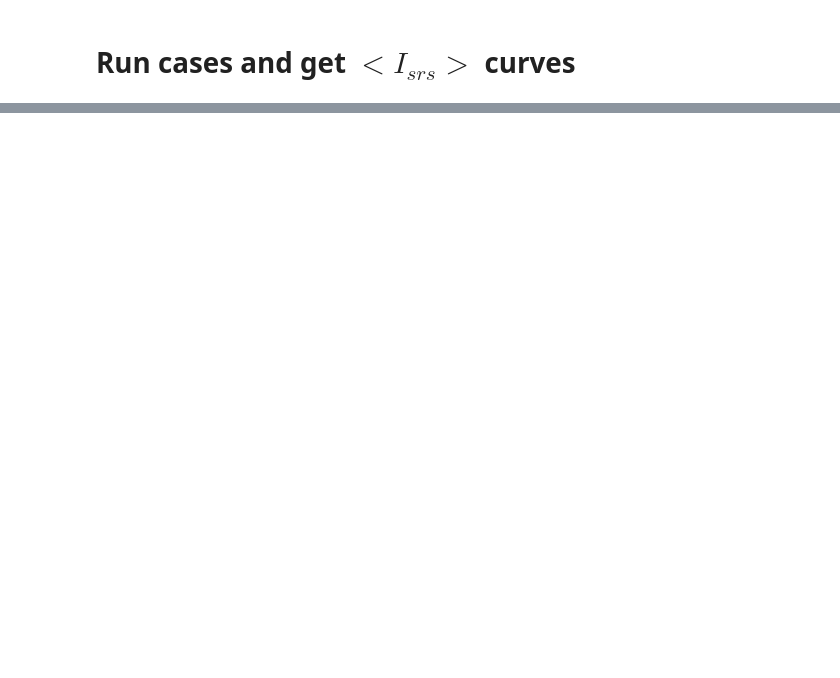
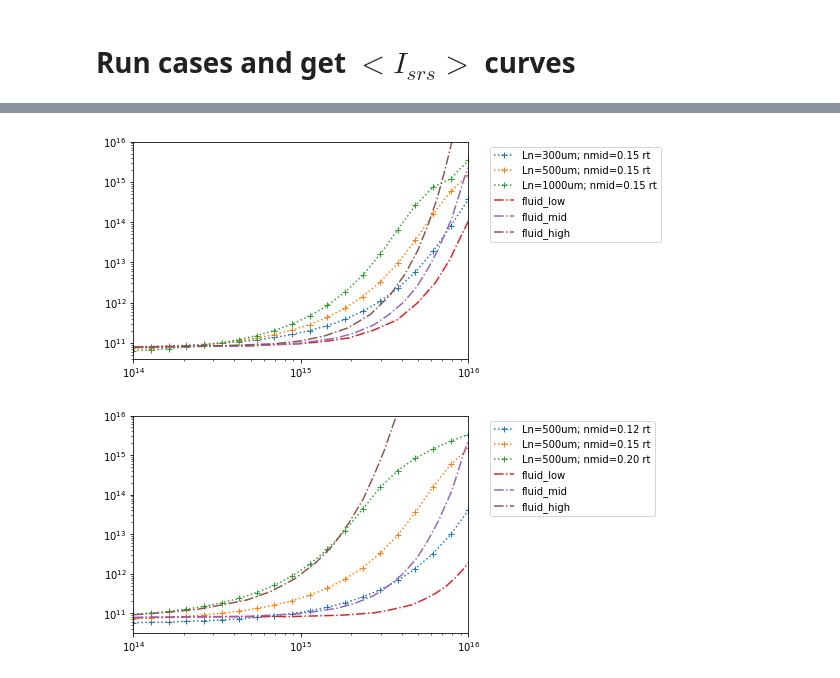
Before and after one commit to andrewanguswarwick/lpse_workflow, a Jupyter notebook: random_srs/case_workflow.ipynb, the cells around one changed output, grey strips where cells are left out. Cells and saved outputs as stored; diff of their text form; code cells hidden in the pictures; blank space fills up the shorter version.

```diff
--- a/random_srs/case_workflow.ipynb
+++ b/random_srs/case_workflow.ipynb
@@ -253,36 +298,50 @@ for i,j in enumerate(fnames):
       srsI[i].append(float(lin[1]))
 # %%
 # Plot paper figures
+lpseplt = False; rtplt = True; epochplt = False; fluidplt = True
 %matplotlib inline
 fig1 = [0,2,4]; fig2 = [1,2,3]
 fig1_epoch = [0,2,4]; fig2_epoch = [1,3,5]
 fig1_fluid = [6,8,10]; fig2_fluid = [7,9,11]
 labels = [f'{i}_{j}' for i in srcs for j in vals for k in range(2)]
 for i in fig1:
-  plt.loglog(Irange,isrs[dlabs[i]],label=dlabs[i])
+  if lpseplt:
+    plt.loglog(Irange,isrs[dlabs[i]],label=dlabs[i]+' lpse')
+  if rtplt:
+    plt.loglog(Irange,isrsrt[dlabs[i]],'+:',label=dlabs[i]+' rt')
 for i in fig1_epoch:
 #   print(f'{srsI[i][0]:0.3e}')
-  plt.loglog(lasI[i],srsI[i],'x--',label=labels[i])
-# for i in fig1_fluid:
-#   plt.loglog(lasI[i],srsI[i],'--',label=labels[i])
+  if epochplt:
+    plt.loglog(lasI[i],srsI[i],'x--',label=labels[i])
+for i in fig1_fluid:
+  if fluidplt:
+    plt.loglog(lasI[i],srsI[i],'-.',label=labels[i])
 # plt.loglog(Irange,Irange,'--',label='Saturation')
 plt.ylim(4e10,1e16)
 plt.xlim(1e14,1e16)
-# plt.hlines(2e15,1e14,1e16)
-# plt.vlines(1e16,4e10,1e16)
+# plt.hlines(3.9e12,1e14,1e16)
+# plt.vlines(2e15,4e10,1e16)
 plt.legend(bbox_to_anchor=(1.05, 1))
 # plt.grid()
 plt.show()
 for i in fig2:
-  plt.loglog(Irange,isrs[dlabs[i]],label=dlabs[i])
+  if lpseplt:
+    plt.loglog(Irange,isrs[dlabs[i]],label=dlabs[i]+' lpse')
+  if rtplt:
+    plt.loglog(Irange,isrsrt[dlabs[i]],'+:',label=dlabs[i]+' rt')
 for i in fig2_epoch:
 #   print(f'{srsI[i][0]:0.3e}')
-  plt.loglog(lasI[i],srsI[i],'x--',label=labels[i])
-# for i in fig2_fluid:
-#   plt.loglog(lasI[i],srsI[i],'--',label=labels[i])
+  if epochplt:
+    plt.loglog(lasI[i],srsI[i],'x--',label=labels[i])
+for i in fig2_fluid:
+  if fluidplt:
+    plt.loglog(lasI[i],srsI[i],'-.',label=labels[i])
 # plt.loglog(Irange,Irange,'--',label='Saturation')
 plt.ylim(None,1e16)
 plt.xlim(1e14,1e16)
 plt.legend(bbox_to_anchor=(1.05, 1))
 # plt.grid()
 plt.show()
+# %% [output]
+[figure, added]
+[figure, added]
```
Also changed, not shown: parts of 12 cells of this notebook, 3 other files.
